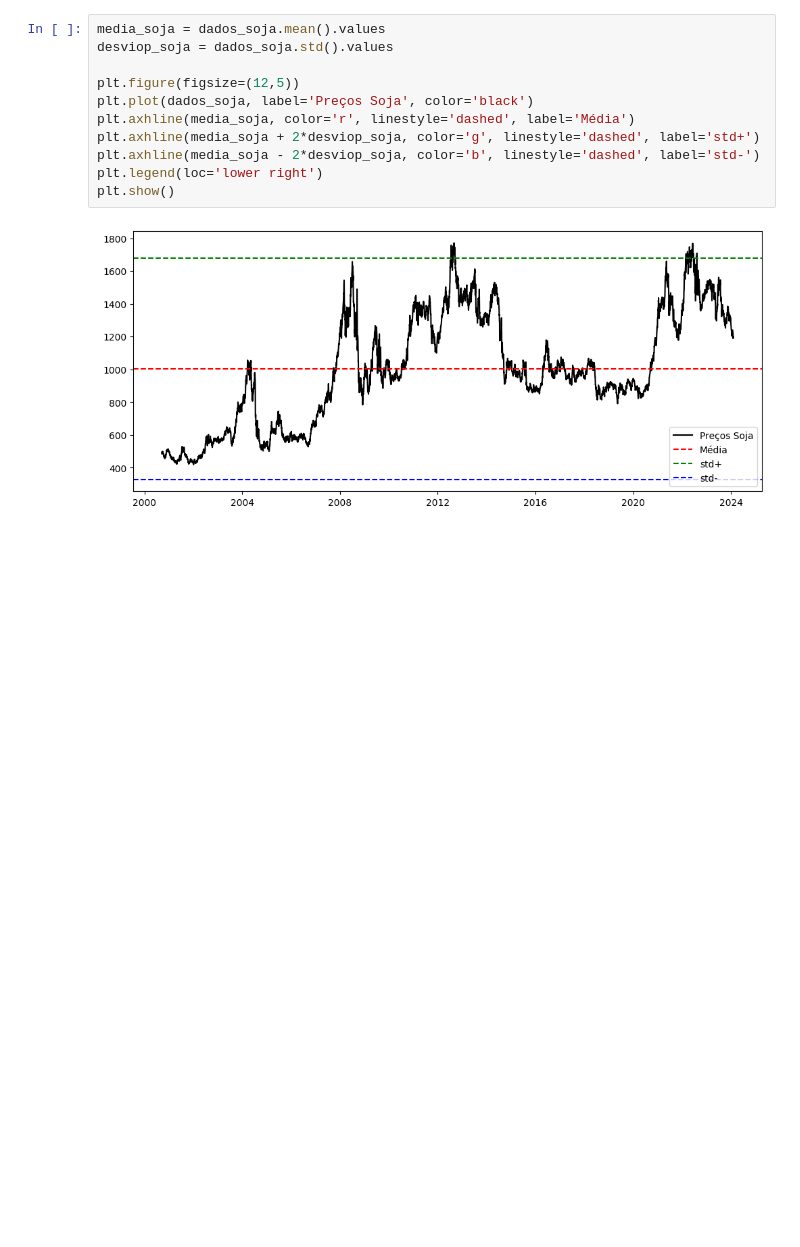
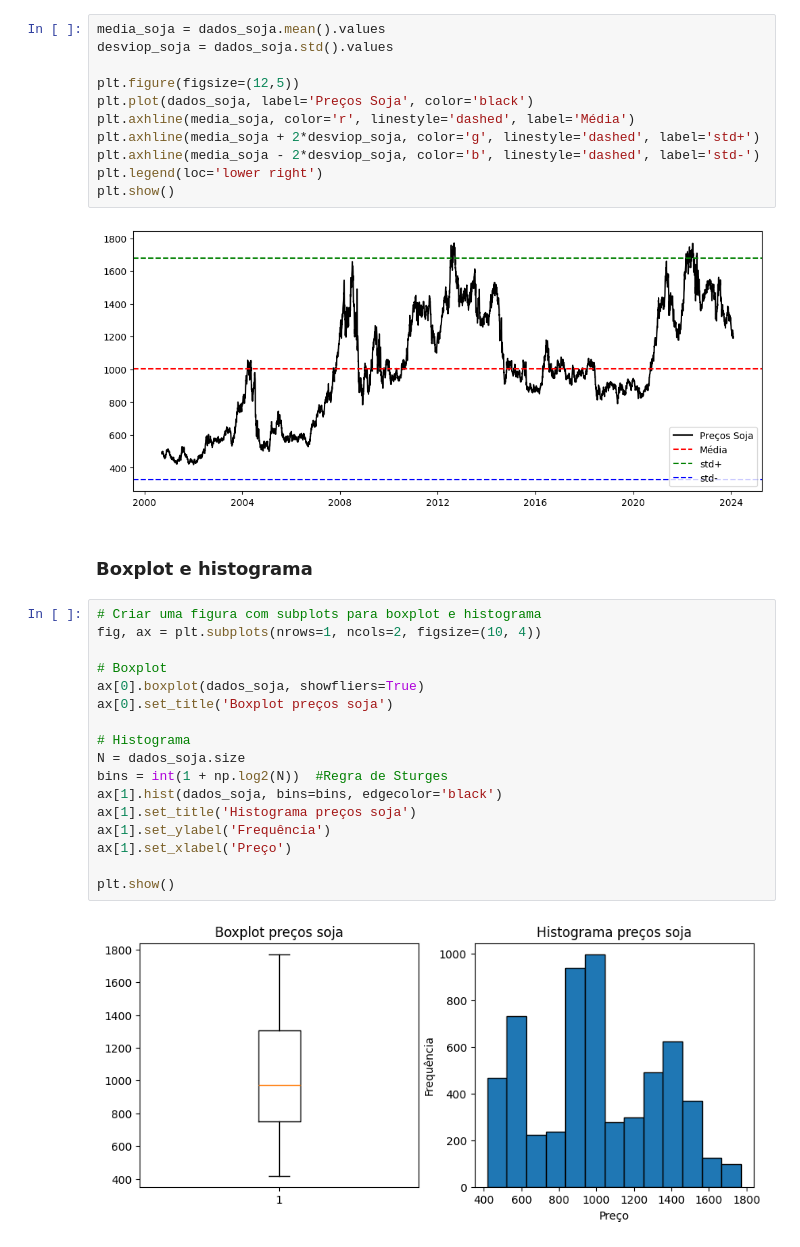
Before and after one commit to vidomirana/Analise-Sincronia-SeriesTemporais-Soja, a Jupyter notebook: Estatisticas.ipynb, the cells around one changed output. Drawn from its saved outputs; the diff is of its cells as text; blank space fills up the shorter version.

Commit message:
Boxplot e histograma

```diff
--- a/Estacionariedade.ipynb
+++ b/Estatisticas.ipynb
@@ -150,3 +150,24 @@ plt.legend(loc='lower right')
 plt.show()
 # %% [output]
 [figure]
+# %% [markdown]
+### Boxplot e histograma
+# %%
+# Criar uma figura com subplots para boxplot e histograma
+fig, ax = plt.subplots(nrows=1, ncols=2, figsize=(10, 4))
+
+# Boxplot
+ax[0].boxplot(dados_soja, showfliers=True)
+ax[0].set_title('Boxplot preços soja')
+
+# Histograma
+N = dados_soja.size
+bins = int(1 + np.log2(N))  #Regra de Sturges
+ax[1].hist(dados_soja, bins=bins, edgecolor='black')
+ax[1].set_title('Histograma preços soja')
+ax[1].set_ylabel('Frequência')
+ax[1].set_xlabel('Preço')
+
+plt.show()
+# %% [output]
+[figure, added]
```
Also changed, not shown: parts of 2 cells of this notebook.
